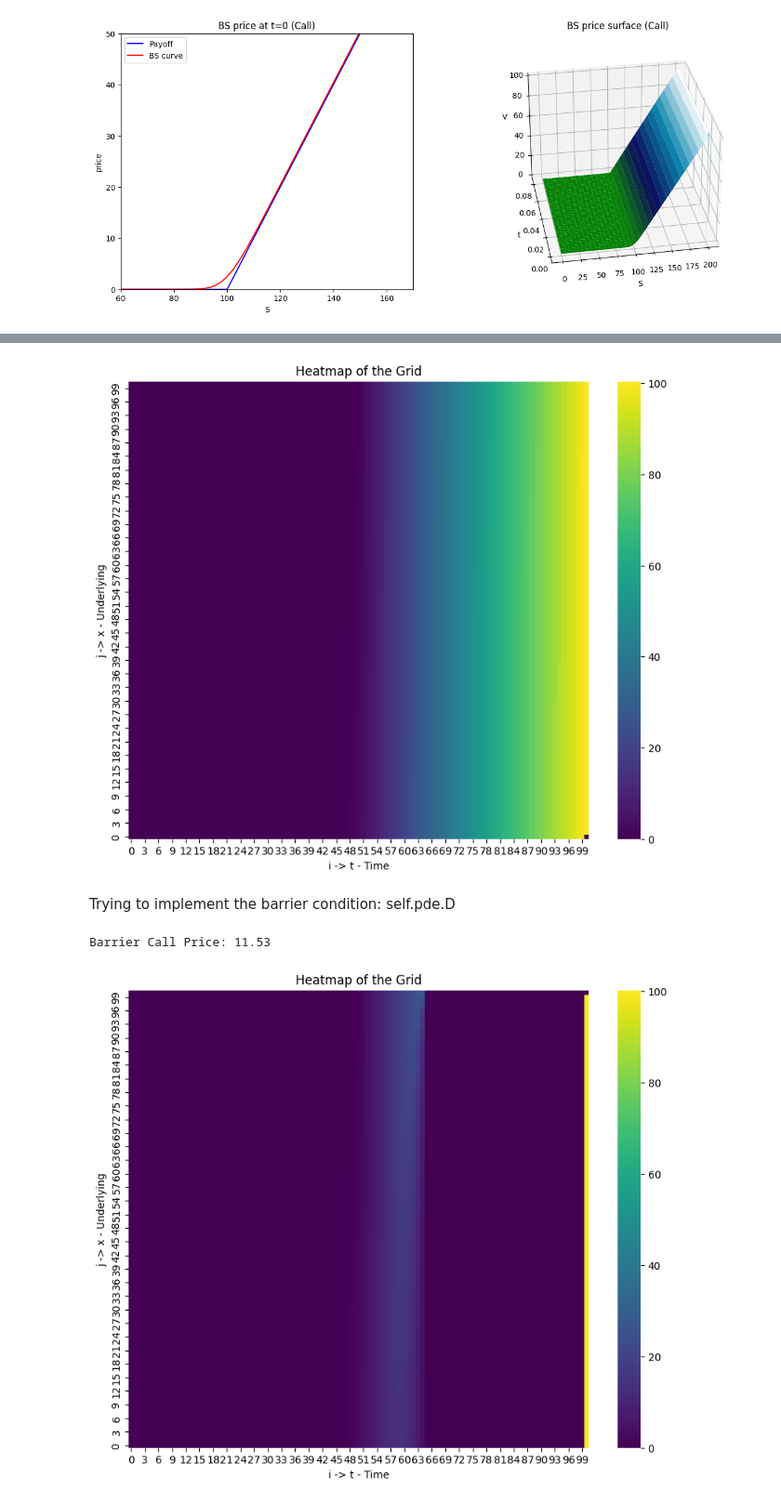
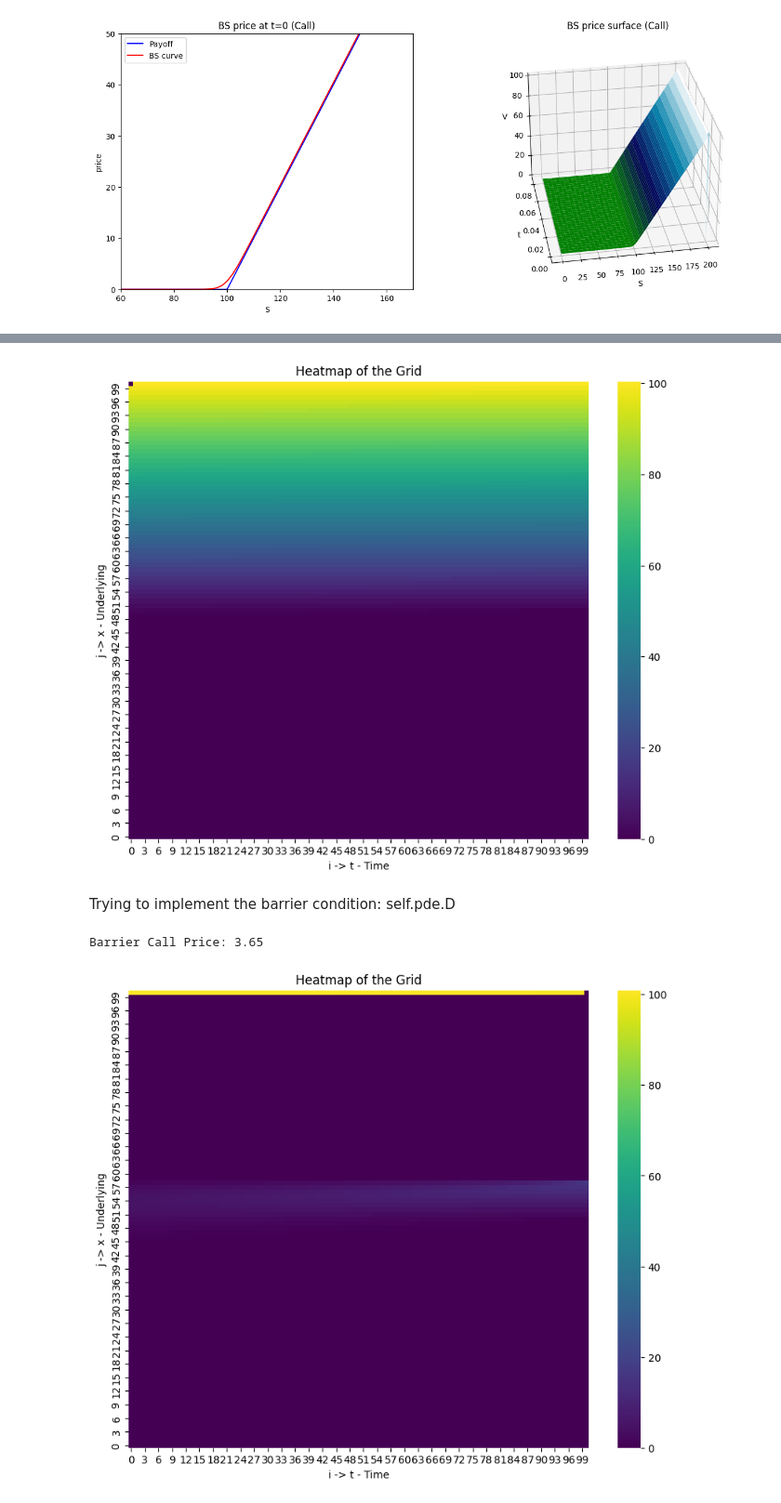
Before and after one commit to ep4518/AOT, a Jupyter notebook: CRSW.ipynb, the cells around one changed output, grey strips where cells are left out. Shown: that part at 93% size. Saved outputs shown, nothing was run; the diff lists cells and outputs as text; code cells hidden in the pictures.

```diff
--- a/CRSW.ipynb
+++ b/CRSW.ipynb
@@ -22,7 +22,7 @@ class EuBlackScholesOption:
         self.D = barrier
 
     def a(self, t, x):
-        return -self.sigma**2*x**2/2
+        return -self.sigma_calc(t,x)**2*x**2/2
 
     def b(self, t, x):
         return -self.rate*x
@@ -38,6 +38,9 @@ class EuPutBlackScholes(EuBlackScholesOption):
         super().__init__(rate, sigma, strike, t_up, x_low, x_up, barrier)
         self.type = 'put'
 
+    def sigma_calc(self,t,x):
+        return self.sigma
+
     def bc_tup(self, x):
         return max(self.strike - x, 0)
 
@@ -51,6 +54,10 @@ class EuCallBlackScholes(EuBlackScholesOption):
     def __init__(self, *, rate, sigma, strike, t_up, x_low, x_up, barrier=None):
         super().__init__(rate, sigma, strike, t_up, x_low, x_up, barrier)
         self.type = 'call'
+        self.alpha = 0.24
+
+    def sigma_calc(self, t, x):
+        return 0.13 * math.exp(-t) * (100 / x) ** self.alpha
 
     def bc_tup(self, x):
         return max(x - self.strike, 0)
@@ -147,7 +154,7 @@ class PDESolver:
 
     def plot_heatmap(self):
         plt.figure(figsize=(10, 8))
-        grid_to_plot = np.nan_to_num(self.grid)  # Replace NaN with zero
+        grid_to_plot = np.nan_to_num(self.grid).T  # Replace NaN with zero
         ax = heatmap(grid_to_plot, cmap='viridis', cbar=True)
         ax.invert_yaxis()  # Flip the y-axis
         ax.set_xlabel('i -> t - Time')
@@ -296,7 +303,7 @@ Put-Call Parity Difference: 2.00
 # %%
 call_solver.plot_heatmap()
 # %% [output]
-[figure, old version]
+[figure, new version]
 # %% [markdown]
 Trying to implement the barrier condition: self.pde.D
 # %%
@@ -345,30 +352,30 @@ class ExplicitBarrierScheme(PDESolver):
 # %%
 rate=0.018
 sigma=0.24
 strike=100
-t_up=1/12
+t_up=1/2
 x_low=0
 x_up=200
-barrier=130
+barrier=118
 imax = 100
 jmax = 100
-S = 120  # Current stock price
+S = 100  # Current stock price
 
 # Create instances of put and call solvers
 barrier_pde = EuCallBlackScholes(rate=rate, sigma=sigma, strike=strike, t_up=t_up, x_low=x_low, x_up=x_up, barrier=barrier)
 
 solver2 = ExplicitBarrierScheme(barrier_pde, imax, jmax)
 
 # Interpolate to find the option prices at S
 price = solver2.interpolate(0, S)
 
 # Print the results
 print(f"Barrier Call Price: {price:.2f}")
 
 solver2.plot_heatmap()
 # %% [output]
-Barrier Call Price: 11.53
+Barrier Call Price: 3.65
-[figure, old version]
+[figure, new version]
 # %%
 solver2.plot_results()
 # %% [output]
```
Also changed, not shown: parts of 3 cells of this notebook.
